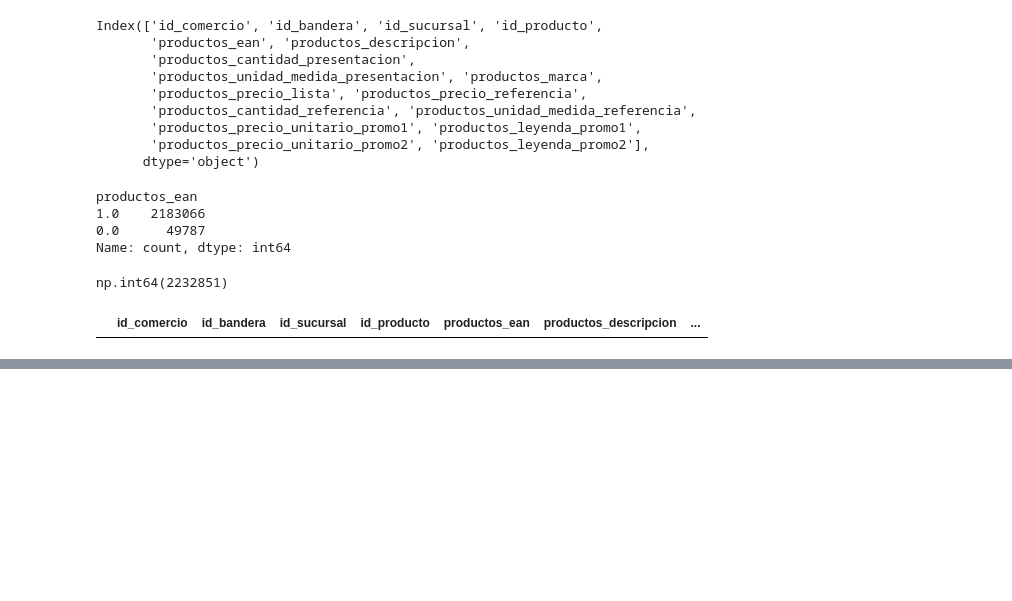
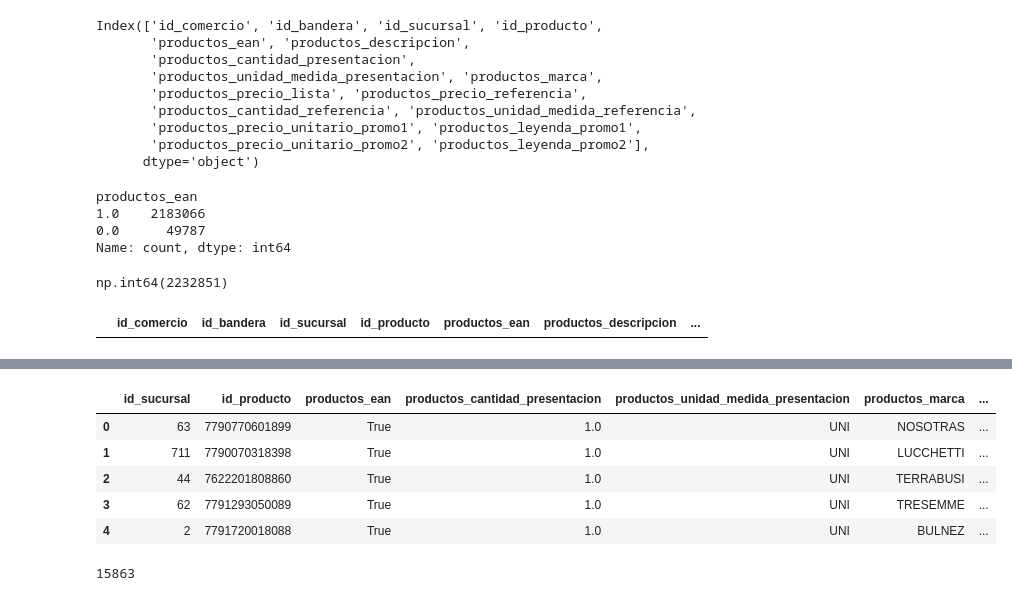
Before and after one commit to CEIA-MBer-ATacc/ceia_add_tps, a Jupyter notebook: TP1/productos/TP1_productos.ipynb, the cells around one changed output, grey strips where cells are left out. Cells and saved outputs as stored; diff of their text form; code cells hidden in the pictures; blank space fills up the shorter version.

```diff
--- a/TP1/productos/TP1_productos.ipynb
+++ b/TP1/productos/TP1_productos.ipynb
@@ -135,0 +168,19 @@ df_filtrado.head()
+# %%
+productos_df['id_sucursal'] = productos_df['id_sucursal'].astype(int)
+productos_df['productos_ean'] = productos_df['productos_ean'].astype(int).astype(bool)
+productos_df['id_producto'] = productos_df['id_producto'].astype(int).astype(str)
+productos_df['productos_unidad_medida_presentacion'] = productos_df['productos_unidad_medida_presentacion'].astype('category')
+productos_df['productos_marca'] = productos_df['productos_marca'].astype('category')
+productos_df['productos_unidad_medida_referencia'] = productos_df['productos_unidad_medida_referencia'].astype('category')
+productos_df.head()
+# %% [output]
+|  | id_sucursal | id_producto | productos_ean | productos_cantidad_presentacion | productos_unidad_medida_presentacion | productos_marca | ... |
+| 0 | 63 | 7790770601899 | True | 1.0 | UNI | NOSOTRAS | ... |
+| 1 | 711 | 7790070318398 | True | 1.0 | UNI | LUCCHETTI | ... |
+| 2 | 44 | 7622201808860 | True | 1.0 | UNI | TERRABUSI | ... |
+| 3 | 62 | 7791293050089 | True | 1.0 | UNI | TRESEMME | ... |
+| 4 | 2 | 7791720018088 | True | 1.0 | UNI | BULNEZ | ... |
+# %%
+productos_df["id_producto"].nunique()
+# %% [output]
+15863
```
Also changed, not shown: parts of 8 cells of this notebook.
